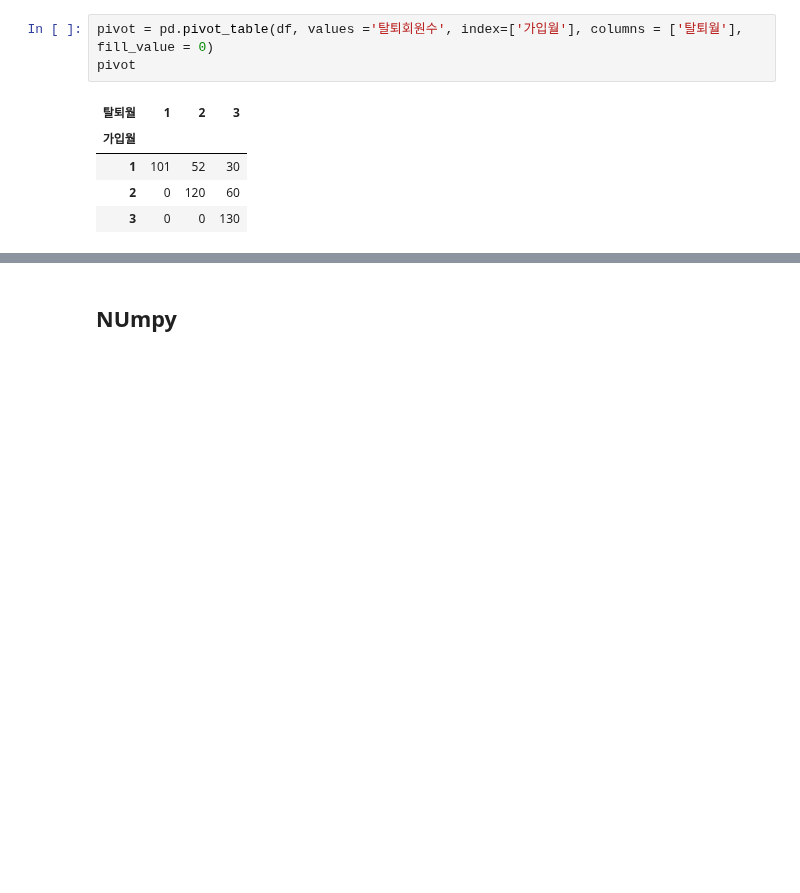
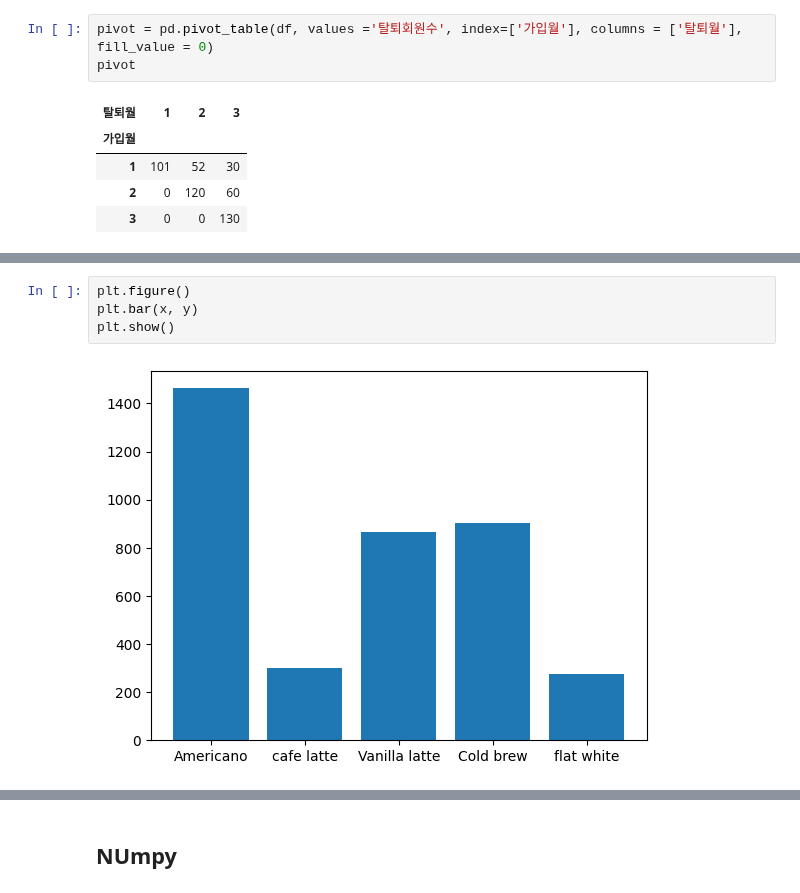
Before and after one commit to WooHyun94/TIL, a Jupyter notebook: Python/220929.ipynb, the cells around one changed output, grey strips where cells are left out. Saved outputs shown, nothing was run; the diff lists cells and outputs as text; blank space fills up the shorter version.

```diff
--- a/Python/220929.ipynb
+++ b/Python/220929.ipynb
@@ -246,0 +263,6 @@ pivot
+# %%
+plt.figure()
+plt.bar(x, y)
+plt.show()
+# %% [output]
+[figure, added]
```
Also changed, not shown: parts of 6 cells of this notebook.
